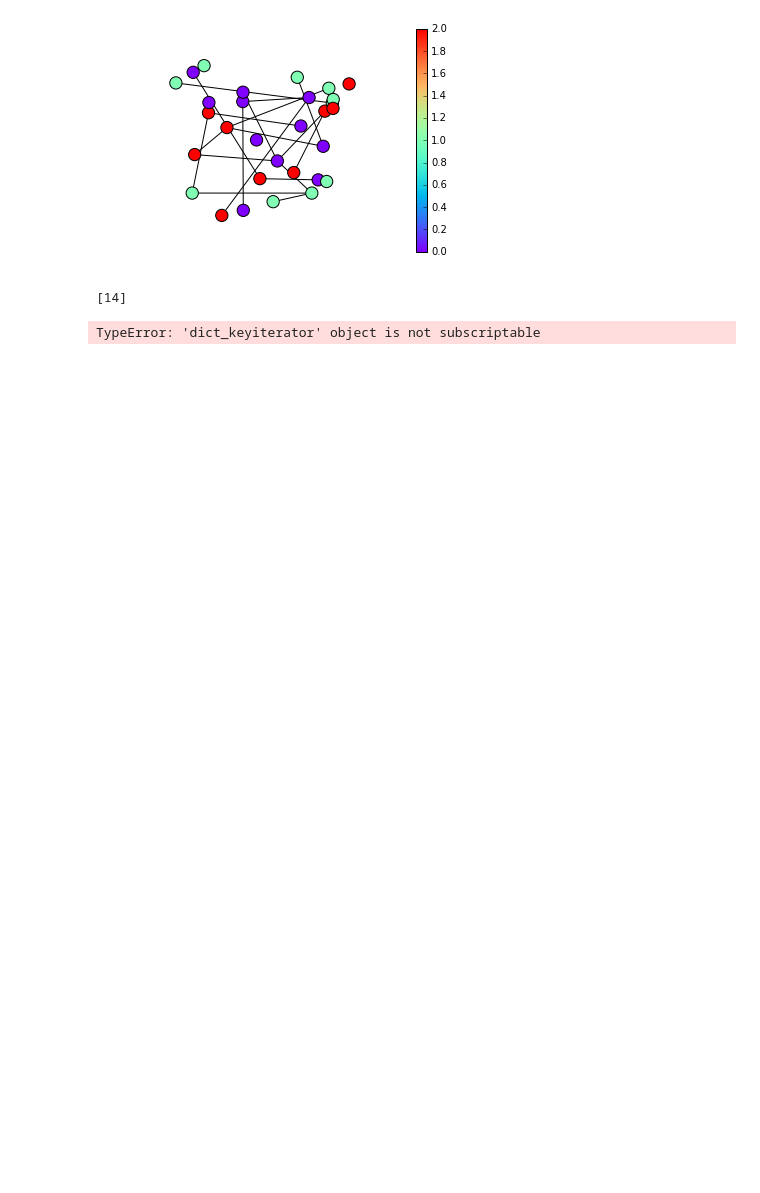
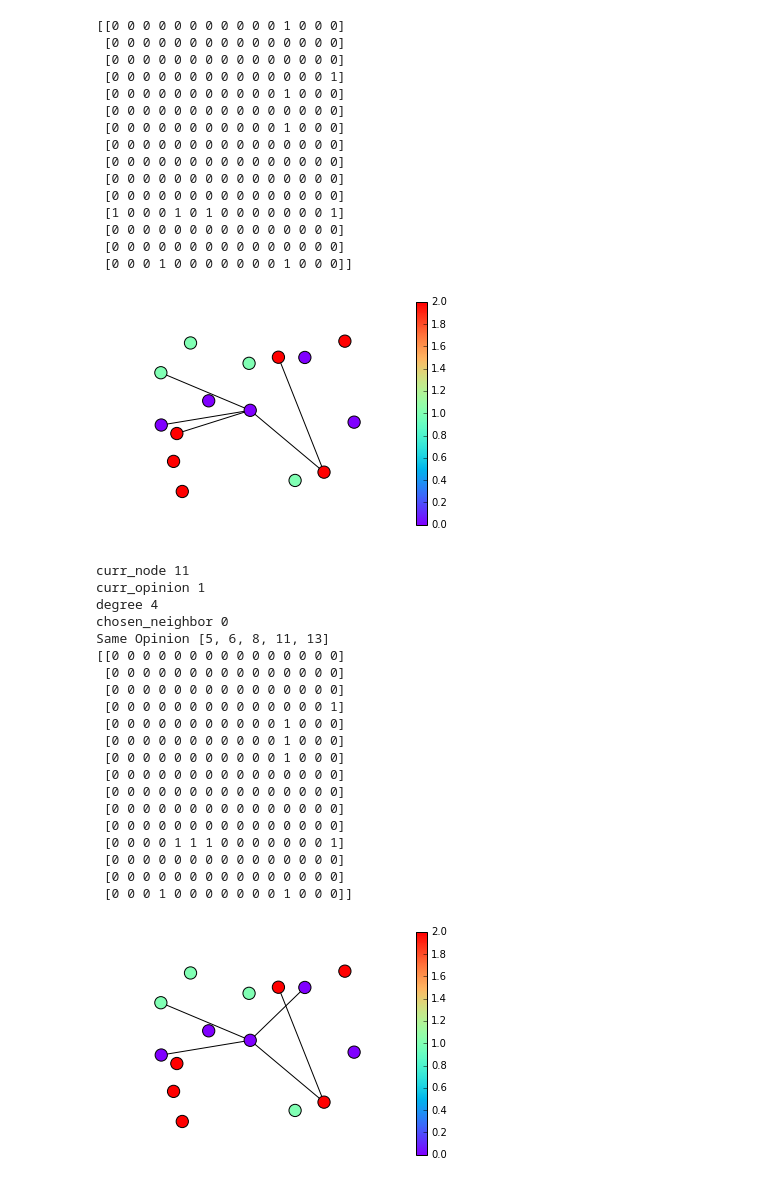
Before and after one commit to iiitobiasiii/OpinionFormation, a Jupyter notebook: Opinion.ipynb, the cells around one changed output. Drawn from its saved outputs; the diff is of its cells as text; code cells hidden in the pictures; blank space fills up the shorter version.

Commit message:
process1 works

```diff
--- a/Opinion.ipynb
+++ b/Opinion.ipynb
@@ -6,11 +6,12 @@ sys.path.append('/usr/local/lib/python2.7/dist-packages')
 import networkx as nx
 import matplotlib.pyplot as plt
 import random
+import scipy
 import numpy
 
 #Number of Nodes, Eges and possible Opinions in the system
-NNodes = 30
-NEdges = 20
+NNodes = 15
+NEdges = 5
 NOpinions = 3
 
 #Create Random Graph
@@ -18,4 +19,4 @@ G = nx.gnm_random_graph(NNodes, NEdges)
 
 #Assign opinions by random to Node
 for i in range(NNodes):
-    G.node[i]["opinion"]=random.randint(1,NOpinions)
+    G.node[i]["opinion"]= random.randint(1,NOpinions)
@@ -22,16 +58,65 @@ for i in range(NNodes):
 # %%
 from itertools import count
 groups = set(nx.get_node_attributes(G,'opinion').values())
 mapping = dict(zip(sorted(groups),count()))
 nodes = G.nodes()
 colors = [mapping[G.node[n]['opinion']] for n in nodes]
-
 pos = nx.layout.random_layout(G)
 es = nx.draw_networkx_edges(G, pos, alpha=1)
 ns = nx.draw_networkx_nodes(G, pos, nodelist=nodes, node_color=colors, with_labels=False, node_size=150, cmap=plt.cm.rainbow)
 
 plt.colorbar(ns)
 plt.axis('off')
+
+
+A = nx.adjacency_matrix(G)
+print(A.todense())
 plt.show()
+process1()
+A = nx.adjacency_matrix(G)
+print(A.todense())
+plt.show()
+es = nx.draw_networkx_edges(G, pos, alpha=1)
+ns = nx.draw_networkx_nodes(G, pos, nodelist=nodes, node_color=colors, with_labels=False, node_size=150, cmap=plt.cm.rainbow)
+
+plt.colorbar(ns)
+plt.axis('off')
+plt.show()
 # %% [output]
+[[0 0 0 0 0 0 0 0 0 0 0 1 0 0 0]
+ [0 0 0 0 0 0 0 0 0 0 0 0 0 0 0]
+ [0 0 0 0 0 0 0 0 0 0 0 0 0 0 0]
+ [0 0 0 0 0 0 0 0 0 0 0 0 0 0 1]
+ [0 0 0 0 0 0 0 0 0 0 0 1 0 0 0]
+ [0 0 0 0 0 0 0 0 0 0 0 0 0 0 0]
+ [0 0 0 0 0 0 0 0 0 0 0 1 0 0 0]
+ [0 0 0 0 0 0 0 0 0 0 0 0 0 0 0]
+ [0 0 0 0 0 0 0 0 0 0 0 0 0 0 0]
+ [0 0 0 0 0 0 0 0 0 0 0 0 0 0 0]
+ [0 0 0 0 0 0 0 0 0 0 0 0 0 0 0]
+ [1 0 0 0 1 0 1 0 0 0 0 0 0 0 1]
+ [0 0 0 0 0 0 0 0 0 0 0 0 0 0 0]
+ [0 0 0 0 0 0 0 0 0 0 0 0 0 0 0]
+ [0 0 0 1 0 0 0 0 0 0 0 1 0 0 0]]
-[figure, old version]
+[figure, new version]
+curr_node 11
+curr_opinion 1
+degree 4
+chosen_neighbor 0
+Same Opinion [5, 6, 8, 11, 13]
+[[0 0 0 0 0 0 0 0 0 0 0 0 0 0 0]
+ [0 0 0 0 0 0 0 0 0 0 0 0 0 0 0]
+ [0 0 0 0 0 0 0 0 0 0 0 0 0 0 0]
+ [0 0 0 0 0 0 0 0 0 0 0 0 0 0 1]
+ [0 0 0 0 0 0 0 0 0 0 0 1 0 0 0]
+ [0 0 0 0 0 0 0 0 0 0 0 1 0 0 0]
+ [0 0 0 0 0 0 0 0 0 0 0 1 0 0 0]
+ [0 0 0 0 0 0 0 0 0 0 0 0 0 0 0]
+ [0 0 0 0 0 0 0 0 0 0 0 0 0 0 0]
+ [0 0 0 0 0 0 0 0 0 0 0 0 0 0 0]
+ [0 0 0 0 0 0 0 0 0 0 0 0 0 0 0]
+ [0 0 0 0 1 1 1 0 0 0 0 0 0 0 1]
+ [0 0 0 0 0 0 0 0 0 0 0 0 0 0 0]
+ [0 0 0 0 0 0 0 0 0 0 0 0 0 0 0]
+ [0 0 0 1 0 0 0 0 0 0 0 1 0 0 0]]
+[figure, added]
@@ -67,6 +122,0 @@ def process1():
-# %%
-process1()
-plt.show()
-# %% [output]
-[14]
-TypeError: 'dict_keyiterator' object is not subscriptable
```
Also changed, not shown: parts of 2 cells of this notebook.
